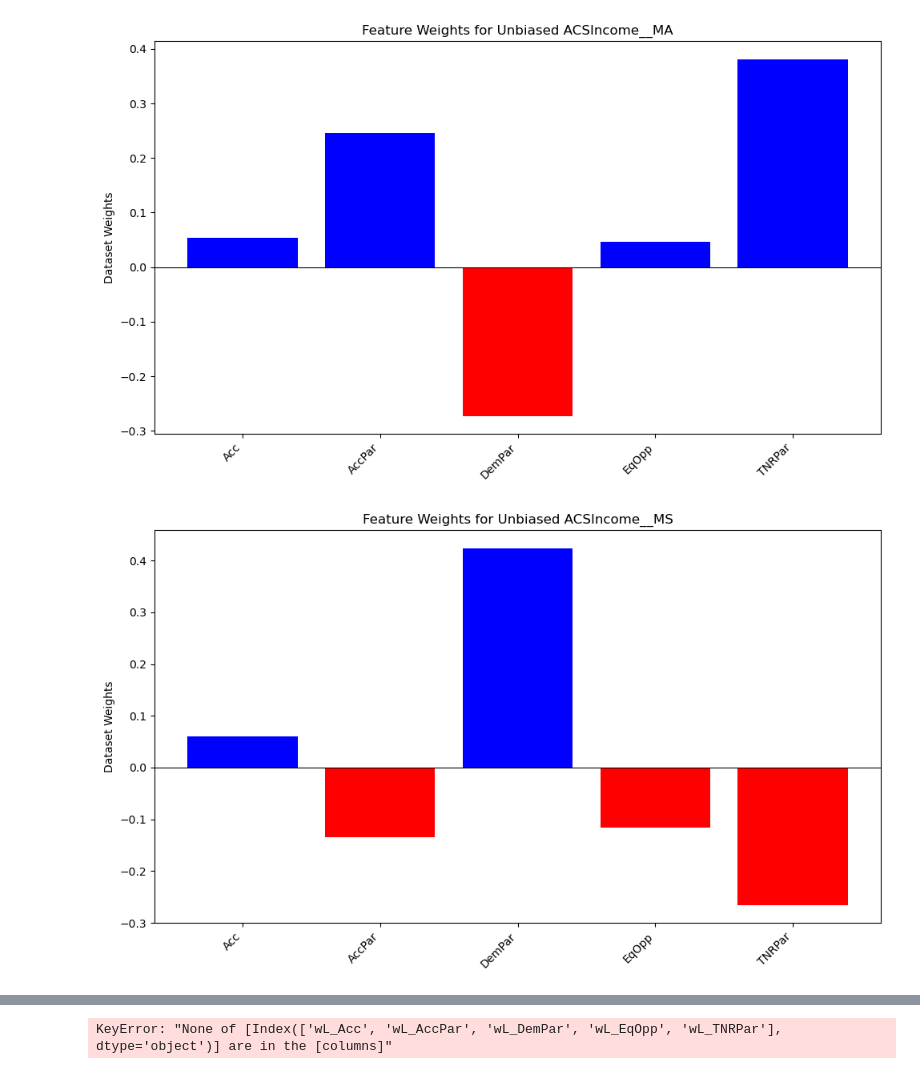
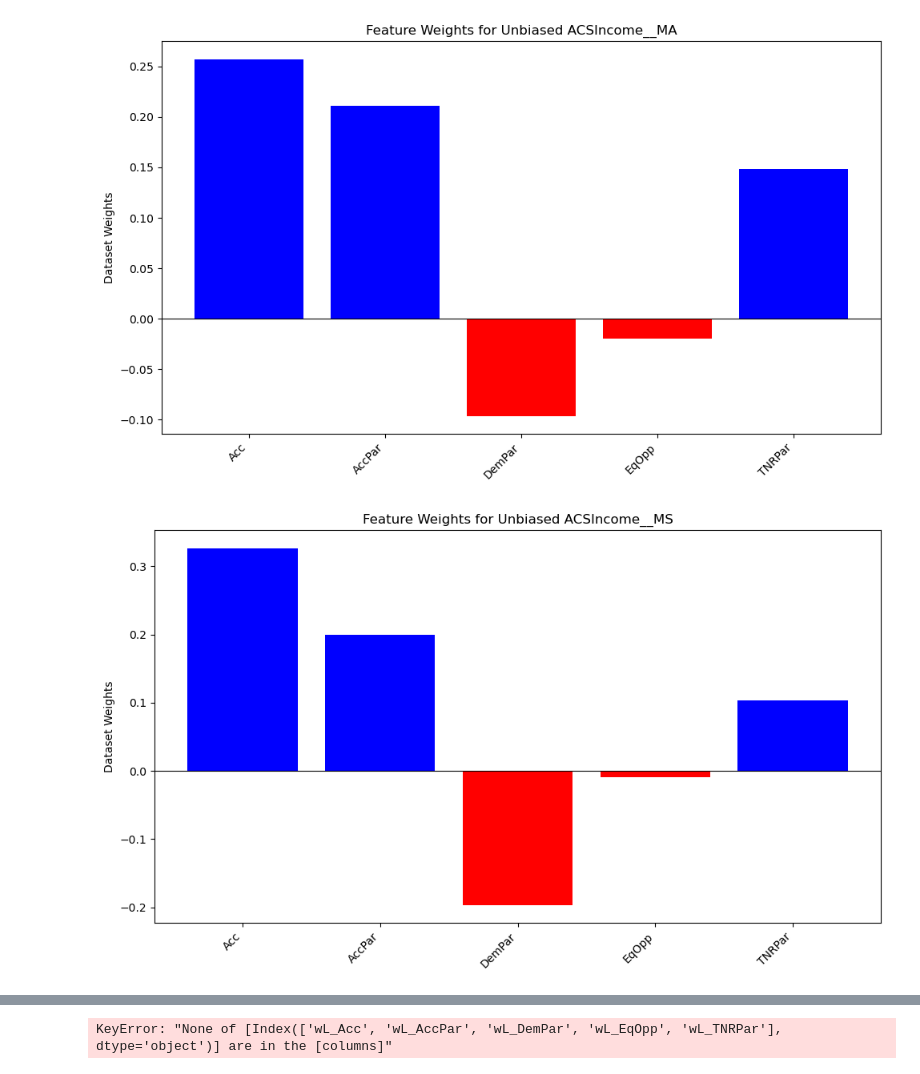
Before and after one commit to CharlesCDietzel/Fair-IRL, a Jupyter notebook: experiments/irl/Fair IRL Biased Demonstrations Plotting.ipynb, the cells around one changed output, grey strips where cells are left out. Drawn from its saved outputs; the diff is of its cells as text; code cells hidden in the pictures.

```diff
--- a/experiments/irl/Fair IRL Biased Demonstrations Plotting.ipynb
+++ b/experiments/irl/Fair IRL Biased Demonstrations Plotting.ipynb
@@ -365,9 +365,9 @@ for dataset_name, dataset_metrics in zip(hyperparameter_comp_datasets, dataset_m
 # %%
 unbiased_types = ()
-# biased_types = ("perfectly_balanced_redlining",)
-biased_types = ("balanced_redlining",)
-# biased_types = ("unbalanced_redlining",)
-# biased_types = ("threshold_swapping",)
+biased_types = (("perfectly_balanced_redlining", 0.2),)
+# biased_types = (("balanced_redlining", 0.2),)
+# biased_types = (("unbalanced_redlining", 0.2),)
+# biased_types = (("threshold_swapping", 0.2),)
 
 unadjusted_weights = ()
 adjusted_weights = (("mul_negative_weights", 0.0),)
@@ -580,18 +580,7 @@ unbiased_type = ()
 
 unadjusted_weights = ()
 
-all_datasets = [
-    "COMPAS",
-    # "Boston",
-    "Adult",
-    "ACSIncome__MA",
-    "ACSIncome__MS",
-    "ACSIncome__CA",
-    "ACSIncome__IL",
-    "ACSIncome__AL",
-    "ACSIncome__HI",
-]
-
+all_datasets = list(averaged_data.keys())
 
 weight_names = []
 measurable_metrics = [
@@ -628,2 +617,2 @@ for dataset, raw_dataset_weights in zip(all_datasets, raw_dataset_weights_list):
-[figure, old version]
+[figure, new version]
-[figure, old version]
+[figure, new version]
```
Also changed, not shown: parts of 8 cells of this notebook, 3 other files.
